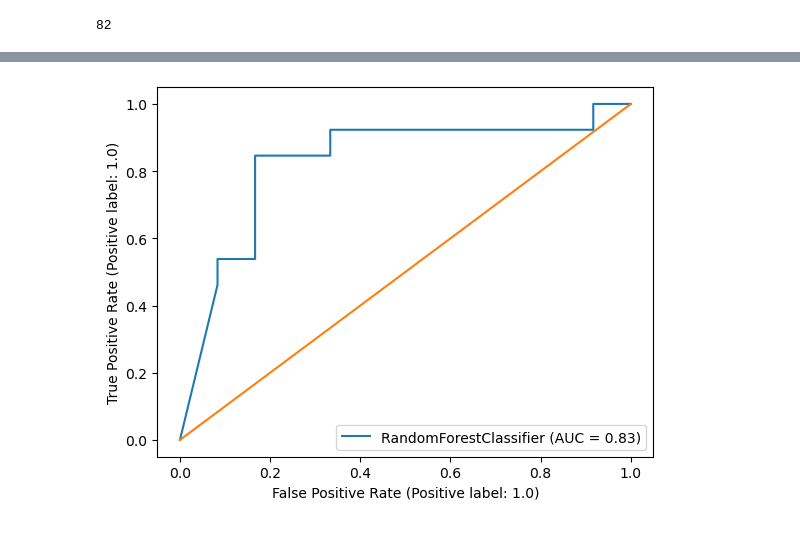
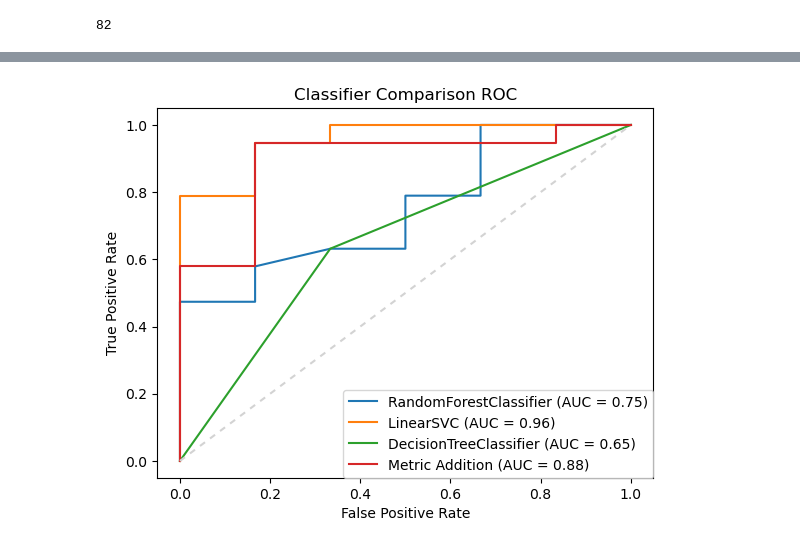
Before and after one commit to Perplexus100/OSU-REU-2021-Soft-Robotic-Explainability, a Jupyter notebook: classifier_metrics.ipynb, the cells around one changed output, grey strips where cells are left out. Saved outputs shown, nothing was run; the diff lists cells and outputs as text; code cells hidden in the pictures.

```diff
--- a/classifier_metrics.ipynb
+++ b/classifier_metrics.ipynb
@@ -62,9 +65,25 @@ print(accuracy)
-# %%
-plot_roc_curve(clf, X_test[:,:2], Y_test)
-plt.plot([0,1], [0,1])
-plt.show()
-# %% [output]
-[figure, removed]
+# %%
+scores = X_test[:,0] + X_test[:,1]
+fpr, tpr, thresholds = sk.metrics.roc_curve(Y_test, scores)
+
+classifiers = [clf, clf2, clf3]
+ax = plt.gca()
+
+for i in classifiers:
+    plot_roc_curve(i, X_test[:,:2], Y_test, ax=ax)
+plt.plot(fpr, tpr, label = 'Metric Addition (AUC = 0.88)')
+
+plt.title('Classifier Comparison ROC')
+plt.xlabel('False Positive Rate')
+plt.ylabel('True Positive Rate')
+#plt.legend('Random Forest Classifier (AUC = 0.75)', 'Linear SVC (AUC = 0.96)', 'Decision Tree Classifier (AUC = 0.65)', 'Metric Addition (AUC = 0.84)')
+plt.legend(loc='best', borderaxespad=0.)
+plt.viridis()
+
+plt.plot([0,1], [0,1], color = 'lightgrey', dashes=[3,3])
+plt.show()
+# %% [output]
+[figure, added]
 # %%
 scores = X_train[:,0] + X_train[:,1]
 fpr, tpr, thresholds = sk.metrics.roc_curve(Y_train, scores)
```
Also changed, not shown: parts of 6 cells of this notebook.
